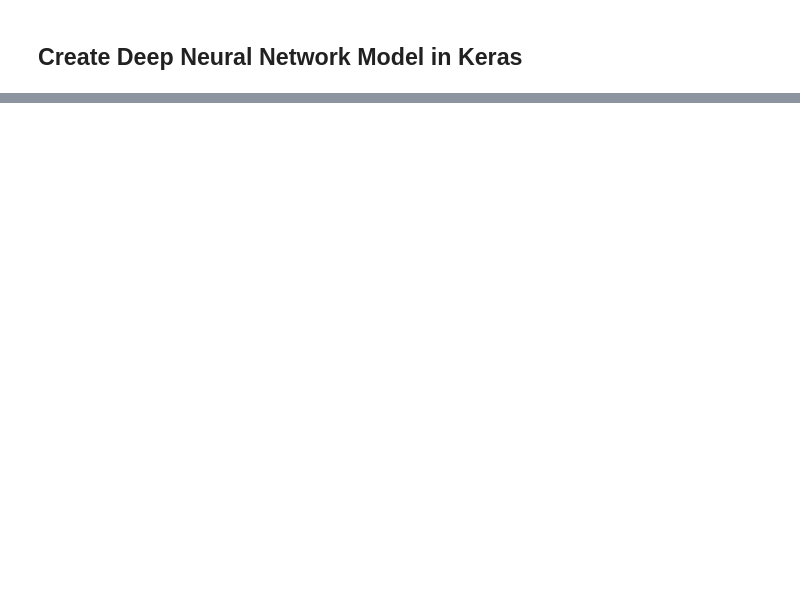
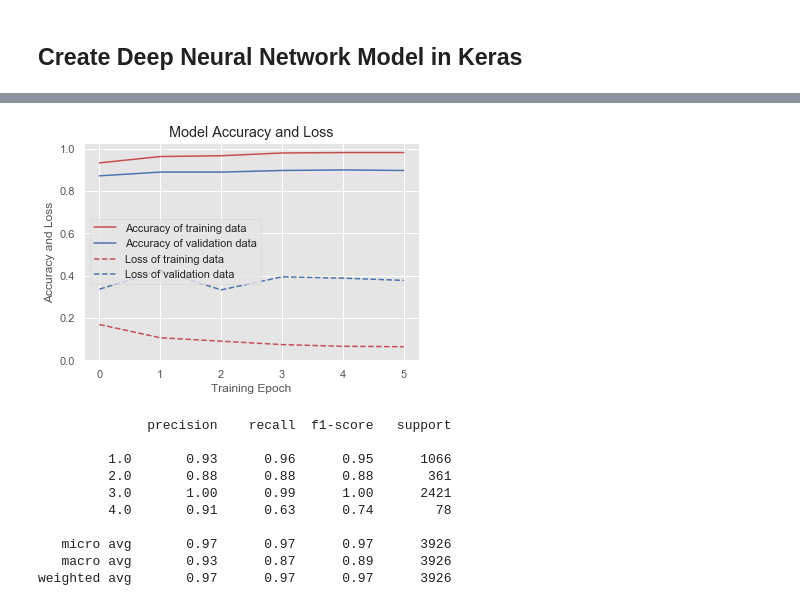
Before and after one commit to bluediberry/Trabalho-IART, a Jupyter notebook: Trabalho_2/Jupyter Notebook/Activity recognition with healthy older people.ipynb, the cells around one changed output, grey strips where cells are left out. Cells and saved outputs as stored; diff of their text form; code cells hidden in the pictures; blank space fills up the shorter version.

```diff
--- a/Trabalho_2/Jupyter Notebook/Activity recognition with healthy older people.ipynb
+++ b/Trabalho_2/Jupyter Notebook/Activity recognition with healthy older people.ipynb
@@ -197,9 +238,7 @@ model_m = Sequential()
 # Remark: since coreml cannot accept vector shapes of complex shape like
 # [80,3] this workaround is used in order to reshape the vector internally
 # prior feeding it into the network
-
-model_m.add(Reshape((TIME_PERIODS, 3),
-                    input_shape=(input_shape,)))
+model_m.add(Reshape((TIME_PERIODS, 6), input_shape=(input_shape,)))
 model_m.add(Dense(100, activation='relu'))
 model_m.add(Dense(100, activation='relu'))
 model_m.add(Dense(100, activation='relu'))
@@ -208,0 +271,23 @@ print(model_m.summary())
+# %%
+callbacks_list = [
+    keras.callbacks.ModelCheckpoint(
+        filepath='best_model.{epoch:02d}-{val_loss:.2f}.h5',
+        monitor='val_loss', save_best_only=True),
+    keras.callbacks.EarlyStopping(monitor='acc', patience=1)
+]
+
+model_m.compile(loss='categorical_crossentropy',
+                optimizer='adam', metrics=['accuracy'])
+
+# Hyper-parameters
+BATCH_SIZE = 400
+EPOCHS = 50
+
+# Enable validation to use ModelCheckpoint and EarlyStopping callbacks.
+history = model_m.fit(x_train,
+                      y_train_hot,
+                      batch_size=BATCH_SIZE,
+                      epochs=EPOCHS,
+                      callbacks=callbacks_list,
+                      validation_split=0.2,
+                      verbose=1)
@@ -208,0 +308,30 @@ print(model_m.summary())
+# %%
+plt.figure(figsize=(6, 4))
+plt.plot(history.history['acc'], 'r', label='Accuracy of training data')
+plt.plot(history.history['val_acc'], 'b', label='Accuracy of validation data')
+plt.plot(history.history['loss'], 'r--', label='Loss of training data')
+plt.plot(history.history['val_loss'], 'b--', label='Loss of validation data')
+plt.title('Model Accuracy and Loss')
+plt.ylabel('Accuracy and Loss')
+plt.xlabel('Training Epoch')
+plt.ylim(0)
+plt.legend()
+plt.show()
+
+# Print confusion matrix for training data
+y_pred_train = model_m.predict(x_train)
+# Take the class with the highest probability from the train predictions
+max_y_pred_train = np.argmax(y_pred_train, axis=1)
+print(classification_report(y_train, max_y_pred_train))
+# %% [output]
+[figure, added]
+              precision    recall  f1-score   support
+
+         1.0       0.93      0.96      0.95      1066
+         2.0       0.88      0.88      0.88       361
+         3.0       1.00      0.99      1.00      2421
+         4.0       0.91      0.63      0.74        78
+
+   micro avg       0.97      0.97      0.97      3926
+   macro avg       0.93      0.87      0.89      3926
+weighted avg       0.97      0.97      0.97      3926
```
Also changed, not shown: parts of 14 cells of this notebook.
